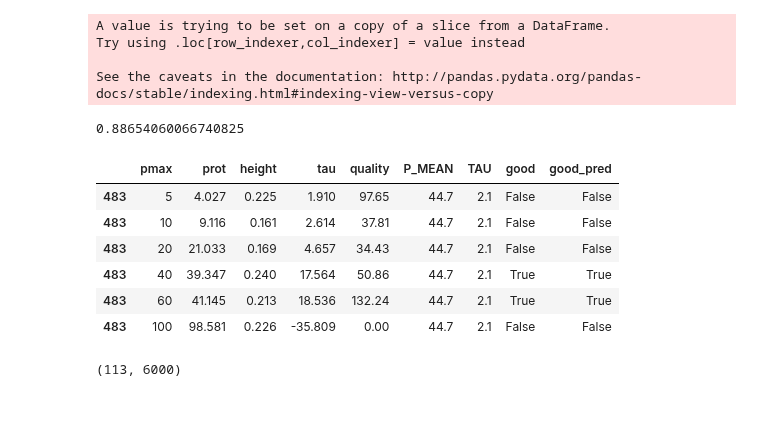
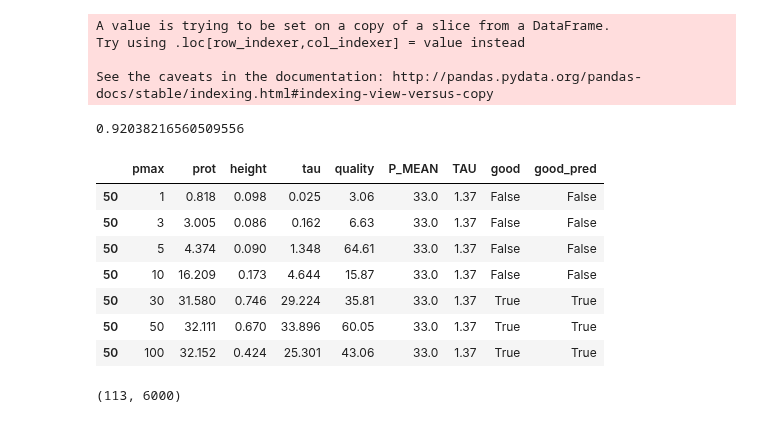
Before and after one commit to RuthAngus/GProtation, a Jupyter notebook: notebooks_tdm/summary.ipynb, the cells around one changed output. Saved outputs shown, nothing was run; the diff lists cells and outputs as text; code cells hidden in the pictures.

```diff
--- a/notebooks_tdm/summary.ipynb
+++ b/notebooks_tdm/summary.ipynb
@@ -1,4 +3,6 @@
 # %%
+%matplotlib inline
+
 import numpy as np
 import pandas as pd
 import matplotlib.pyplot as plt
@@ -6,7 +10,7 @@ import matplotlib.pyplot as plt
 from gprot.summary import summarize_fits
 from gprot.aigrain import AigrainTruths
 
-df_acf_all = pd.read_table('../acf_all.txt', delim_whitespace=True)
+df_acf_all = pd.read_table('../aigrain_acf.txt', delim_whitespace=True)
 df_acf_all.index = df_acf_all['star']
 # df_acf = df_acf.sort_values(['star', 'quality'], ascending=[True, False]).groupby('star').first()
 # df_acf = df_acf.join(AigrainTruths().df)
@@ -146,7 +149,7 @@ See the caveats in the documentation: http://pandas.pydata.org/pandas-docs/stabl
 # %%
 clf.score(X_test, y_test)
 # %% [output]
-0.88654060066740825
+0.92038216560509556
 # %%
 df_acf_all['taurat'] = df_acf_all['tau'] / df_acf_all['prot']
 X_all = transform_X(df_acf_all.dropna())
@@ -158,15 +161,16 @@ good_pred = np.zeros(len(df_acf_all), dtype=bool)
 good_pred[np.where(ok)] = ypred
 df_acf_all['good_pred'] = good_pred
 # %%
-df_acf_all.ix[483, cols + ['good_pred']]
+df_acf_all.ix[50, cols + ['good_pred']]
 # %% [output]
 |  | pmax | prot | height | tau | quality | P_MEAN | TAU | good | good_pred |
-| 483 | 5 | 4.027 | 0.225 | 1.910 | 97.65 | 44.7 | 2.1 | False | False |
-| 483 | 10 | 9.116 | 0.161 | 2.614 | 37.81 | 44.7 | 2.1 | False | False |
-| 483 | 20 | 21.033 | 0.169 | 4.657 | 34.43 | 44.7 | 2.1 | False | False |
-| 483 | 40 | 39.347 | 0.240 | 17.564 | 50.86 | 44.7 | 2.1 | True | True |
-| 483 | 60 | 41.145 | 0.213 | 18.536 | 132.24 | 44.7 | 2.1 | True | True |
-| 483 | 100 | 98.581 | 0.226 | -35.809 | 0.00 | 44.7 | 2.1 | False | False |
+| 50 | 1 | 0.818 | 0.098 | 0.025 | 3.06 | 33.0 | 1.37 | False | False |
+| 50 | 3 | 3.005 | 0.086 | 0.162 | 6.63 | 33.0 | 1.37 | False | False |
+| 50 | 5 | 4.374 | 0.090 | 1.348 | 64.61 | 33.0 | 1.37 | False | False |
+| 50 | 10 | 16.209 | 0.173 | 4.644 | 15.87 | 33.0 | 1.37 | False | False |
+| 50 | 30 | 31.580 | 0.746 | 29.224 | 35.81 | 33.0 | 1.37 | True | True |
+| 50 | 50 | 32.111 | 0.670 | 33.896 | 60.05 | 33.0 | 1.37 | True | True |
+| 50 | 100 | 32.152 | 0.424 | 25.301 | 43.06 | 33.0 | 1.37 | True | True |
 # %%
 len(df_acf_all.query('good_pred != good')), len(df_acf_all)
 # %% [output]
```
Also changed, not shown: parts of 5 cells of this notebook, 1 other file.
